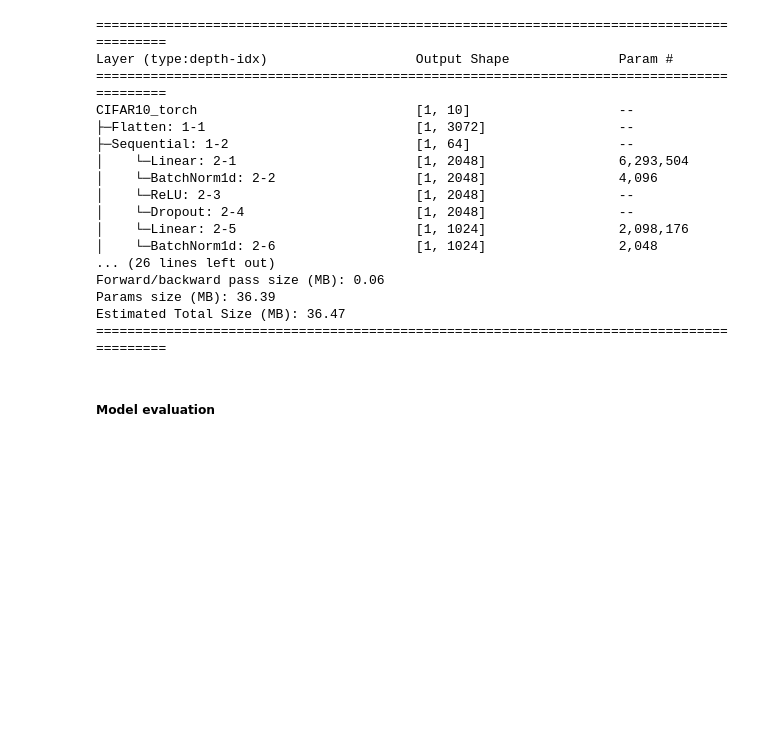
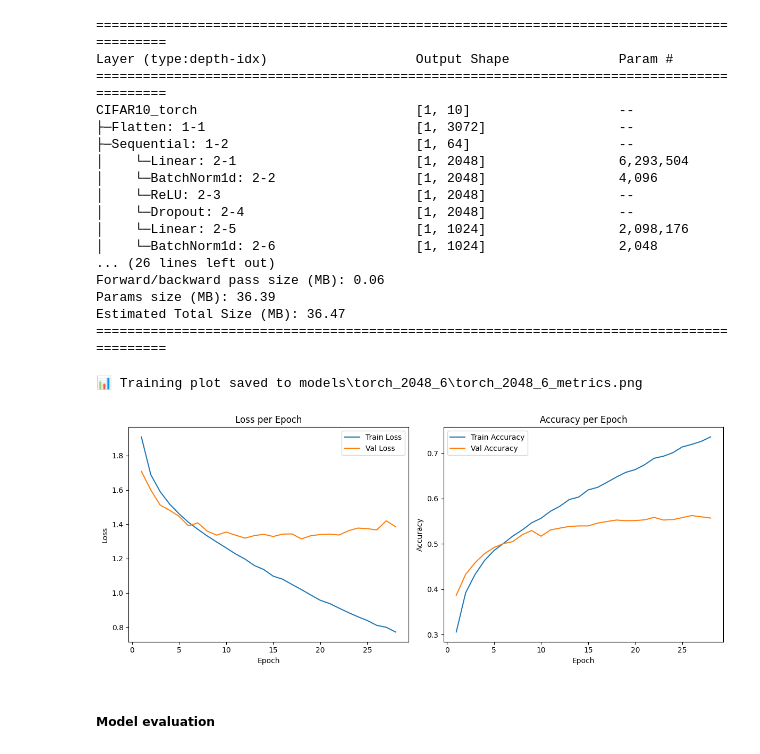
Before and after one commit to ayri77/CIFAR10-Torch-Classifier, a Jupyter notebook: evaluate.ipynb, the cells around one changed output. Drawn from its saved outputs; the diff is of its cells as text; code cells hidden in the pictures; blank space fills up the shorter version.

Commit message:
Add training history visualization; close #3

```diff
--- a/evaluate.ipynb
+++ b/evaluate.ipynb
@@ -45,6 +46,12 @@ Forward/backward pass size (MB): 0.06
 Params size (MB): 36.39
 Estimated Total Size (MB): 36.47
 ==========================================================================================
+# %%
+metrics_path = os.path.join("models", model_name, f"{model_name}_metrics.json")
+model.plot_training_history(metrics_path)
+# %% [output]
+📊 Training plot saved to models\torch_2048_6\torch_2048_6_metrics.png
+[figure, added]
 # %% [markdown]
 ##### Model evaluation
 # %% [markdown]
```
Also changed, not shown: parts of 2 cells of this notebook, 4 other files.
